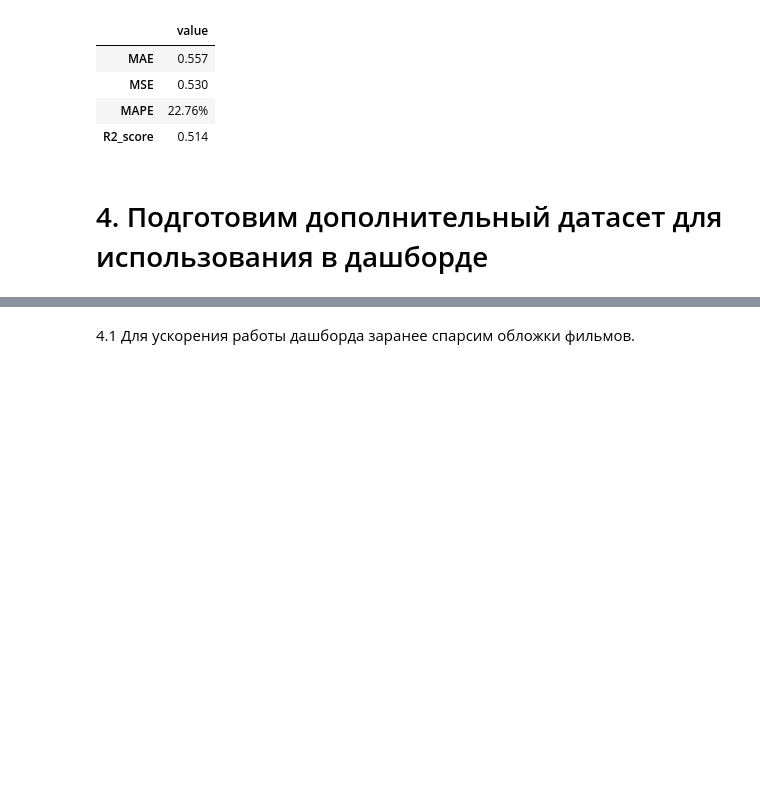
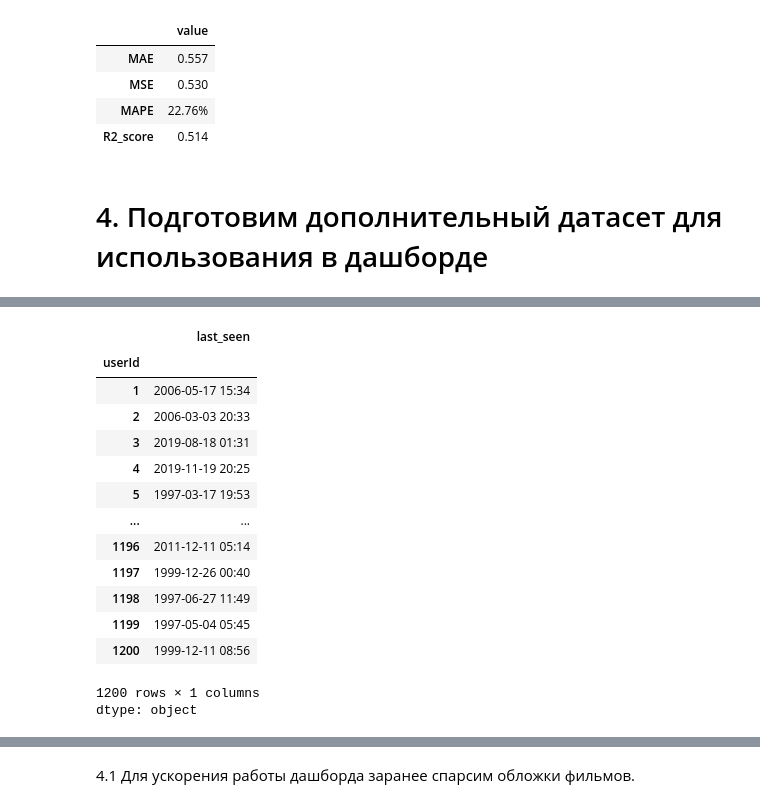
Before and after one commit to aleks-haksly/Simulative, a Jupyter notebook: ML/recomendation.ipynb, the cells around one changed output, grey strips where cells are left out. Drawn from its saved outputs; the diff is of its cells as text; code cells hidden in the pictures; blank space fills up the shorter version.

```diff
--- a/ML/recomendation.ipynb
+++ b/ML/recomendation.ipynb
@@ -642,0 +668,18 @@ user_data.head()
+# %%
+user_data.last_seen.dt.strftime("%Y-%m-%d %H:%M")
+# %% [output]
+|  | last_seen |
+| userId |  |
+| 1 | 2006-05-17 15:34 |
+| 2 | 2006-03-03 20:33 |
+| 3 | 2019-08-18 01:31 |
+| 4 | 2019-11-19 20:25 |
+| 5 | 1997-03-17 19:53 |
+| ... | ... |
+| 1196 | 2011-12-11 05:14 |
+| 1197 | 1999-12-26 00:40 |
+| 1198 | 1997-06-27 11:49 |
+| 1199 | 1997-05-04 05:45 |
+| 1200 | 1999-12-11 08:56 |
+1200 rows × 1 columns
+dtype: object
```
Also changed, not shown: parts of 7 cells of this notebook.
